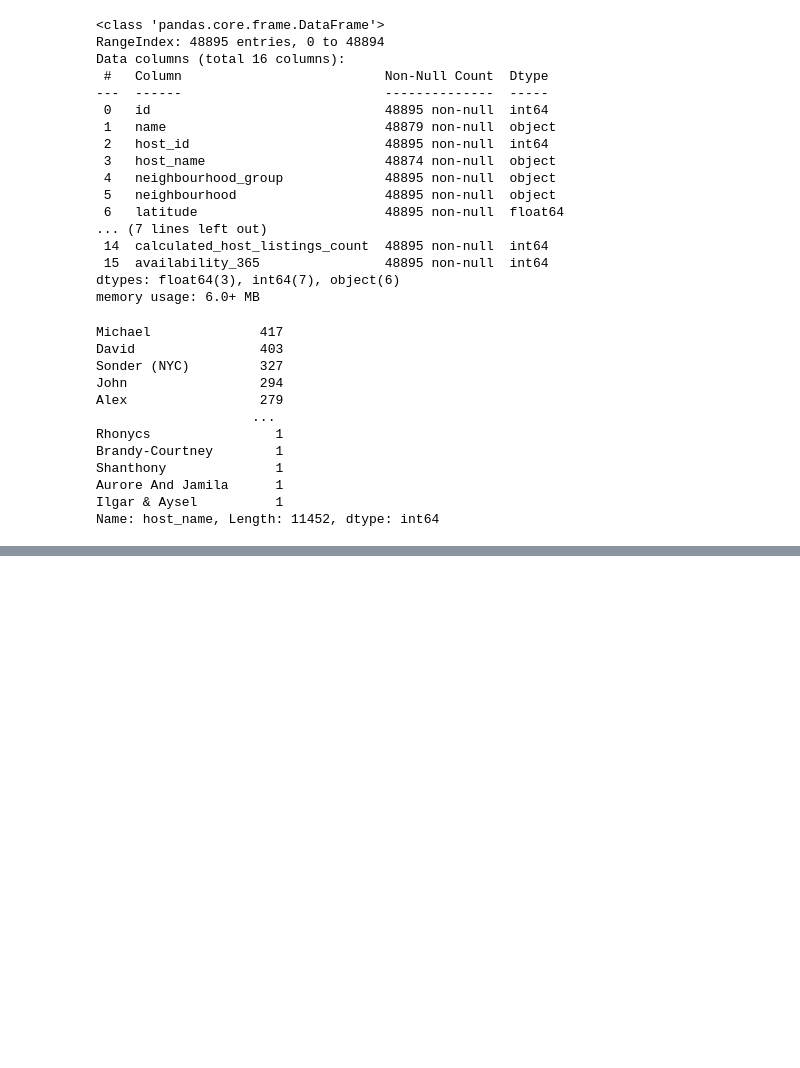
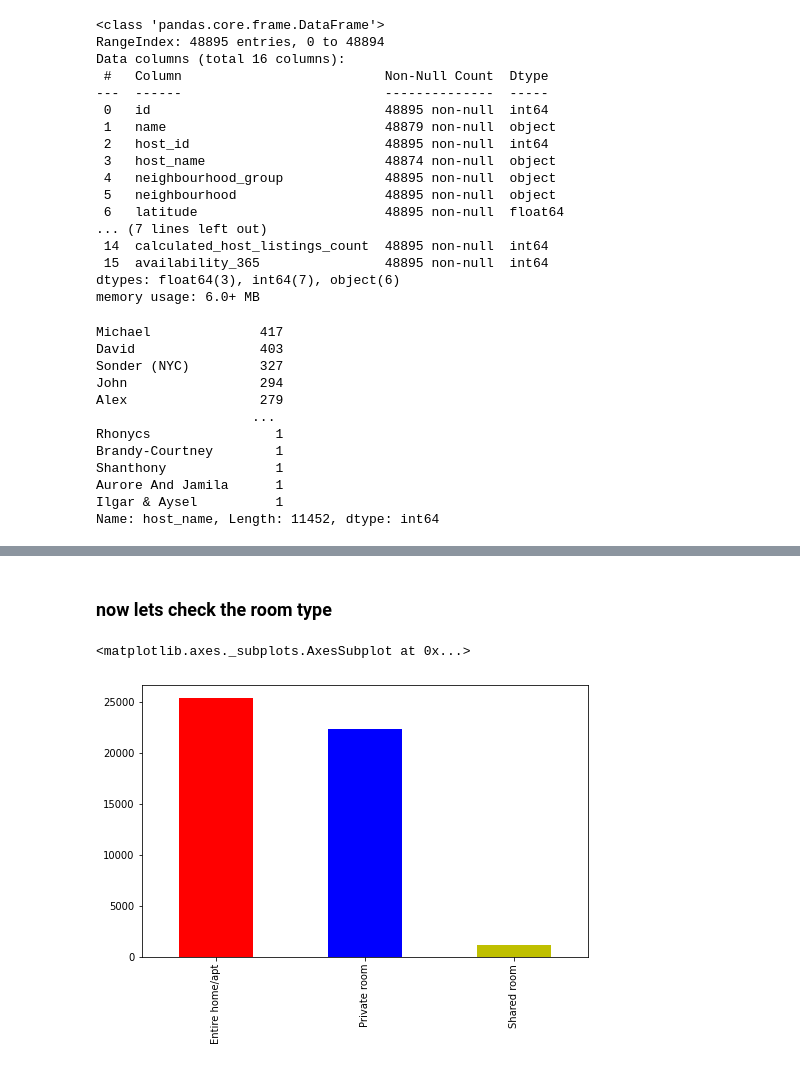
Before and after one commit to vaibhav251999/EDA-capstone-project, a Jupyter notebook: Airbnb_Bookings_Analysis_Capstone_Project.ipynb, the cells around one changed output, grey strips where cells are left out. Saved outputs shown, nothing was run; the diff lists cells and outputs as text; code cells hidden in the pictures; blank space fills up the shorter version.

```diff
--- a/Airbnb_Bookings_Analysis_Capstone_Project.ipynb
+++ b/Airbnb_Bookings_Analysis_Capstone_Project.ipynb
@@ -111,0 +245,8 @@ sns.displot(df['availability_365'])
+# %% [markdown]
+### **now lets check the room type**
+# %%
+plt.figure(figsize=(8,5))
+df['room_type'].value_counts().plot(kind='bar',color=['r','b','y'])
+# %% [output]
+<matplotlib.axes._subplots.AxesSubplot at 0x...>
+[figure, added]
```
Also changed, not shown: parts of 22 cells of this notebook.
